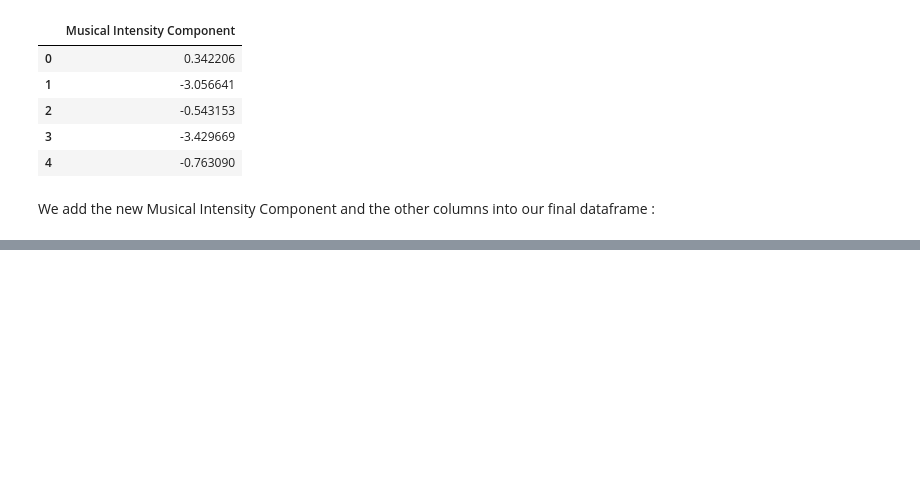
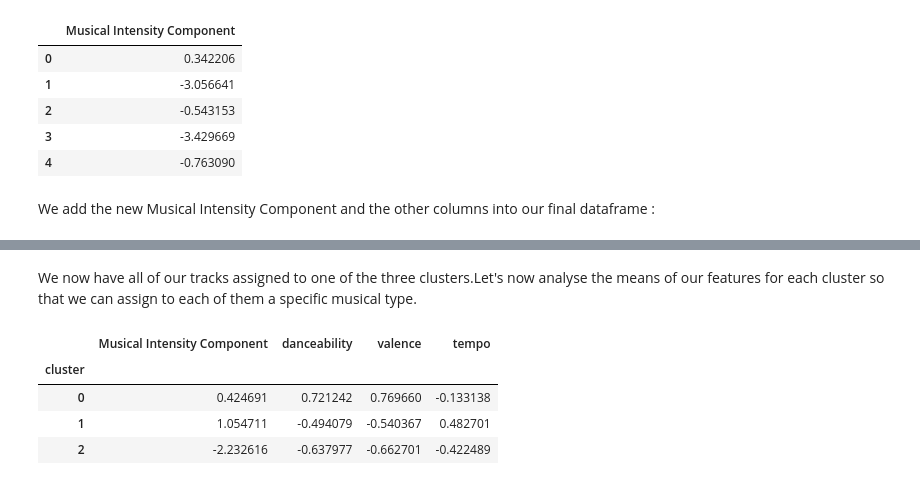
Before and after one commit to LorisCacciottolo/Machine-learning-project, a Jupyter notebook: ML_Project/Spotify_track_project.ipynb, the cells around one changed output, grey strips where cells are left out. Cells and saved outputs as stored; diff of their text form; code cells hidden in the pictures; blank space fills up the shorter version.

```diff
--- a/ML_Project/Spotify_track_project.ipynb
+++ b/ML_Project/Spotify_track_project.ipynb
@@ -510,0 +607,11 @@ df_final = pd.concat([
+# %% [markdown]
+We now have all of our tracks assigned to one of the three clusters.Let's now analyse the means of our features for each cluster so that we can assign to each of them a specific musical type.
+# %%
+cluster_profile = df_final.groupby('cluster').mean()
+cluster_profile
+# %% [output]
+|  | Musical Intensity Component | danceability | valence | tempo |
+| cluster |  |  |  |  |
+| 0 | 0.424691 | 0.721242 | 0.769660 | -0.133138 |
+| 1 | 1.054711 | -0.494079 | -0.540367 | 0.482701 |
+| 2 | -2.232616 | -0.637977 | -0.662701 | -0.422489 |
```
Also changed, not shown: parts of 22 cells of this notebook.
